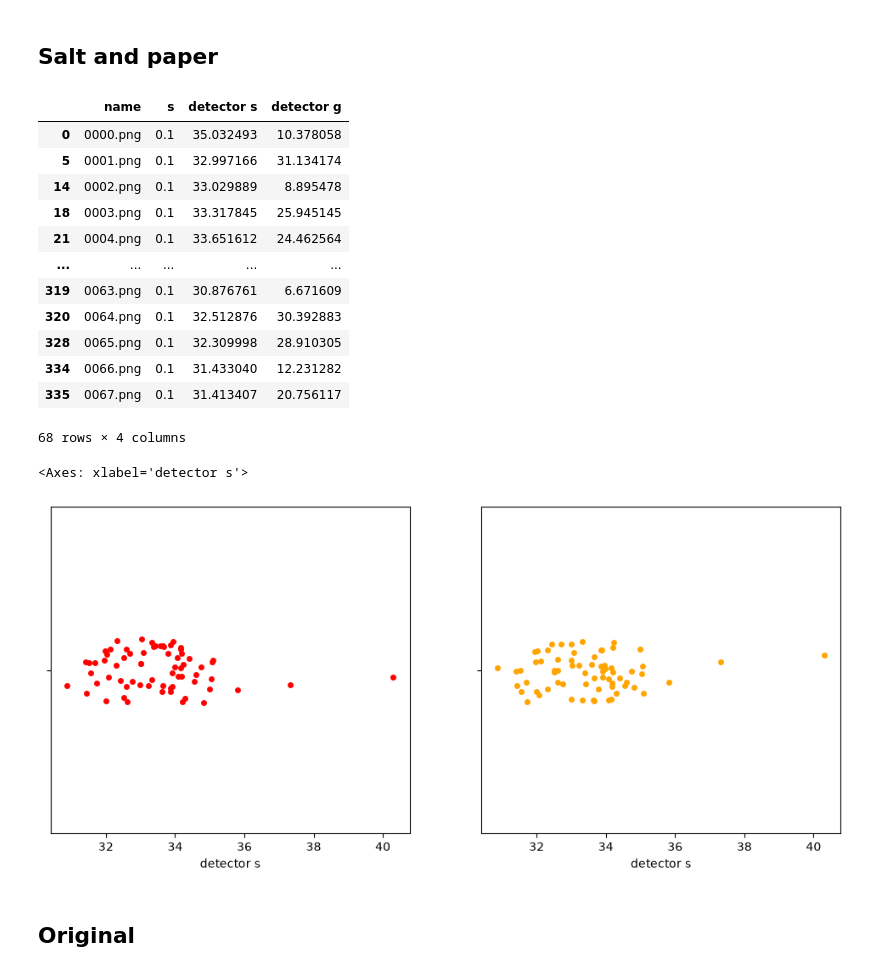
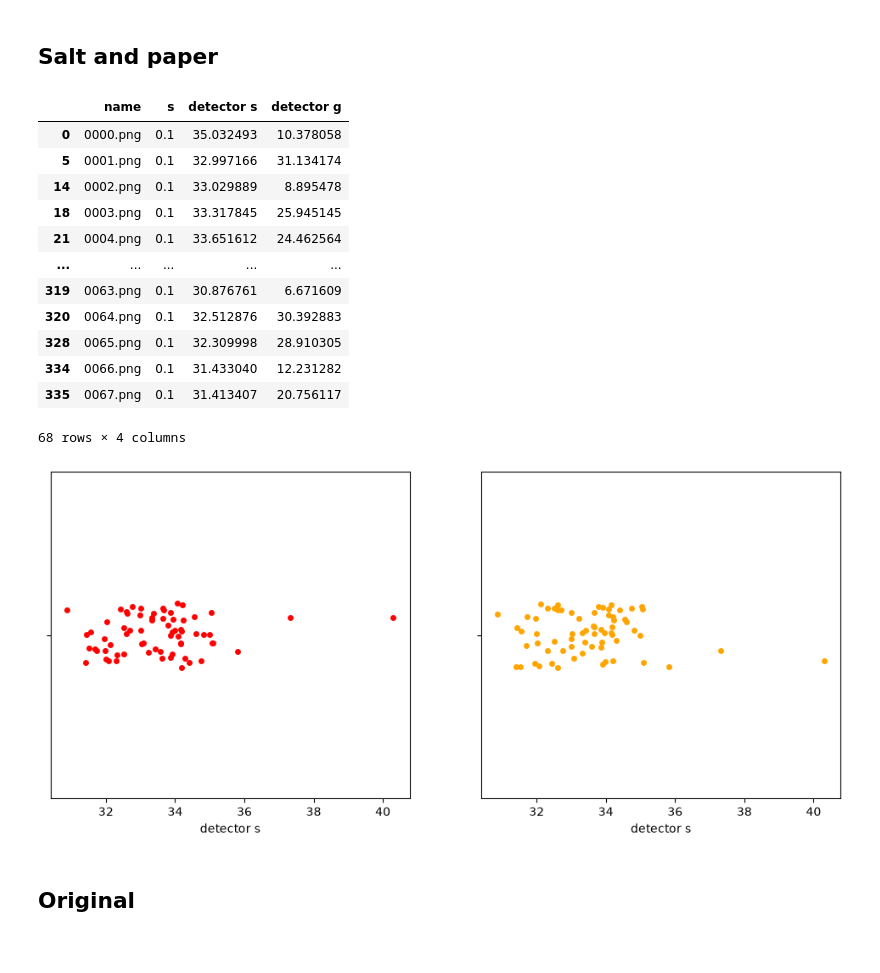
Before and after one commit to chaosmagnvm/Image-auto-denoising, a Jupyter notebook: notebooks/stats.ipynb, the cells around one changed output. Saved outputs shown, nothing was run; the diff lists cells and outputs as text; code cells hidden in the pictures.

```diff
--- a/notebooks/stats.ipynb
+++ b/notebooks/stats.ipynb
@@ -88,37 +86,36 @@ import matplotlib.pyplot as plt
 import seaborn as sns
 import json
 
 def create_df(p):
     df = pd.read_json("../analysis/snp.json")
     df = df.sort_values('name')
     df = df.reset_index(drop=True)
     mask = df['s'] == p
     ret = df[mask]
     return ret
 
 p = 0.1
 df = create_df(p)
 display(df)
 
 fig, axes = plt.subplots(1,2, figsize=(12, 5))
-sns.stripplot(data=df, x='detector s', color="red", ax=axes[0])
-sns.stripplot(data=df, x='detector s', color="orange", ax=axes[1])
+axes[0] = sns.stripplot(data=df, x='detector s', color="red", ax=axes[0])
+axes[1] = sns.stripplot(data=df, x='detector s', color="orange", ax=axes[1])
 # %% [output]
 |  | name | s | detector s | detector g |
 | 0 | 0000.png | 0.1 | 35.032493 | 10.378058 |
 | 5 | 0001.png | 0.1 | 32.997166 | 31.134174 |
 | 14 | 0002.png | 0.1 | 33.029889 | 8.895478 |
 | 18 | 0003.png | 0.1 | 33.317845 | 25.945145 |
 | 21 | 0004.png | 0.1 | 33.651612 | 24.462564 |
 | ... | ... | ... | ... | ... |
 | 319 | 0063.png | 0.1 | 30.876761 | 6.671609 |
 | 320 | 0064.png | 0.1 | 32.512876 | 30.392883 |
 | 328 | 0065.png | 0.1 | 32.309998 | 28.910305 |
 | 334 | 0066.png | 0.1 | 31.433040 | 12.231282 |
 | 335 | 0067.png | 0.1 | 31.413407 | 20.756117 |
 68 rows × 4 columns
-<Axes: xlabel='detector s'>
-[figure, old version]
+[figure, new version]
 # %% [markdown]
 ## Original
 # %%
```
Also changed, not shown: parts of 3 cells of this notebook.
